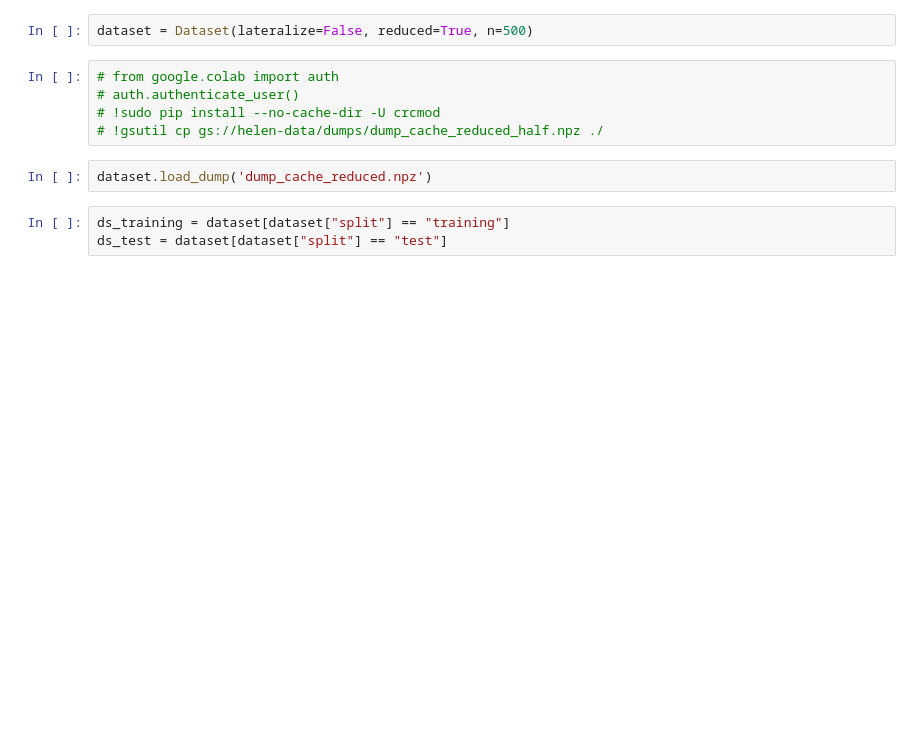
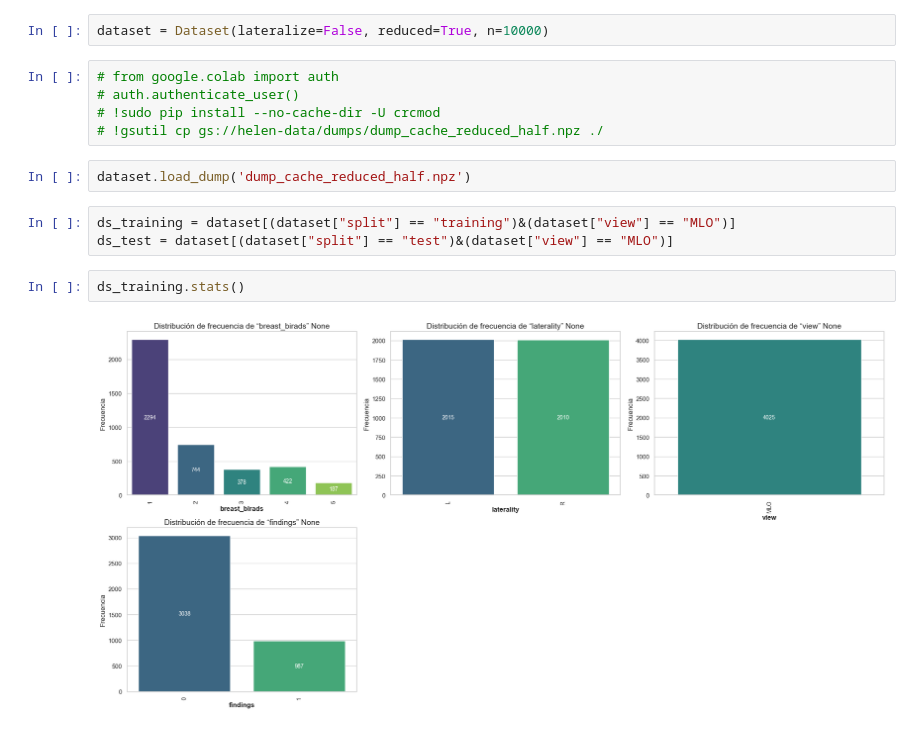
Before and after one commit to emiliodelgadouy/tesis, a Jupyter notebook: wip.ipynb, the cells around one changed output. Saved outputs shown, nothing was run; the diff lists cells and outputs as text; blank space fills up the shorter version.

```diff
--- a/wip.ipynb
+++ b/wip.ipynb
@@ -12,12 +28,16 @@ from utils.Dataset import Dataset
 # %%
-dataset = Dataset(lateralize=False, reduced=True, n=500)
+dataset = Dataset(lateralize=False, reduced=True, n=10000)
 # %%
 # from google.colab import auth
 # auth.authenticate_user()
 # !sudo pip install --no-cache-dir -U crcmod
 # !gsutil cp gs://helen-data/dumps/dump_cache_reduced_half.npz ./
 # %%
-dataset.load_dump('dump_cache_reduced.npz')
+dataset.load_dump('dump_cache_reduced_half.npz')
 # %%
-ds_training = dataset[dataset["split"] == "training"]
-ds_test = dataset[dataset["split"] == "test"]
+ds_training = dataset[(dataset["split"] == "training")&(dataset["view"] == "MLO")]
+ds_test = dataset[(dataset["split"] == "test")&(dataset["view"] == "MLO")]
+# %%
+ds_training.stats()
+# %% [output]
+[figure, added]
```
Also changed, not shown: parts of 5 cells of this notebook, 1 other file.
